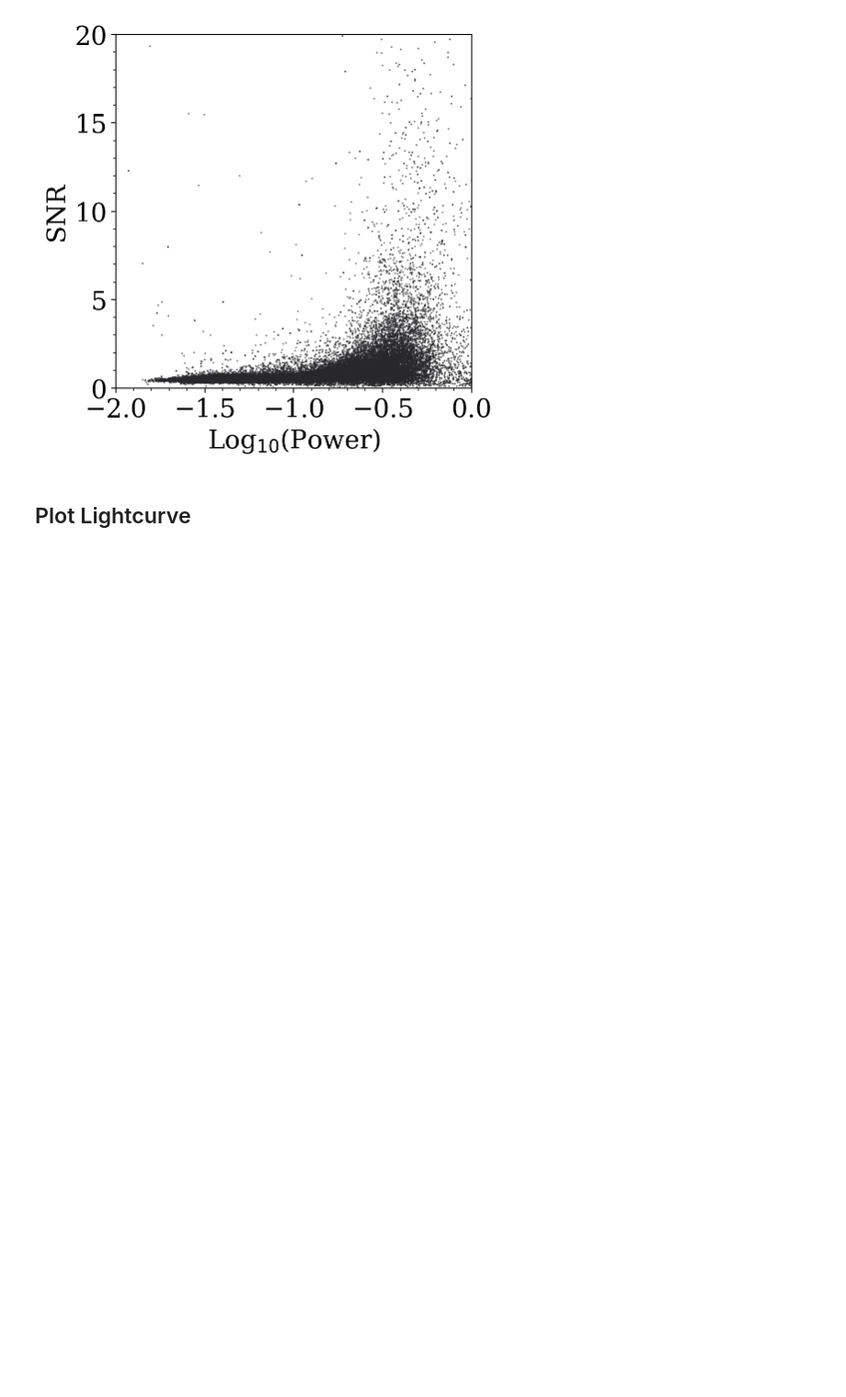
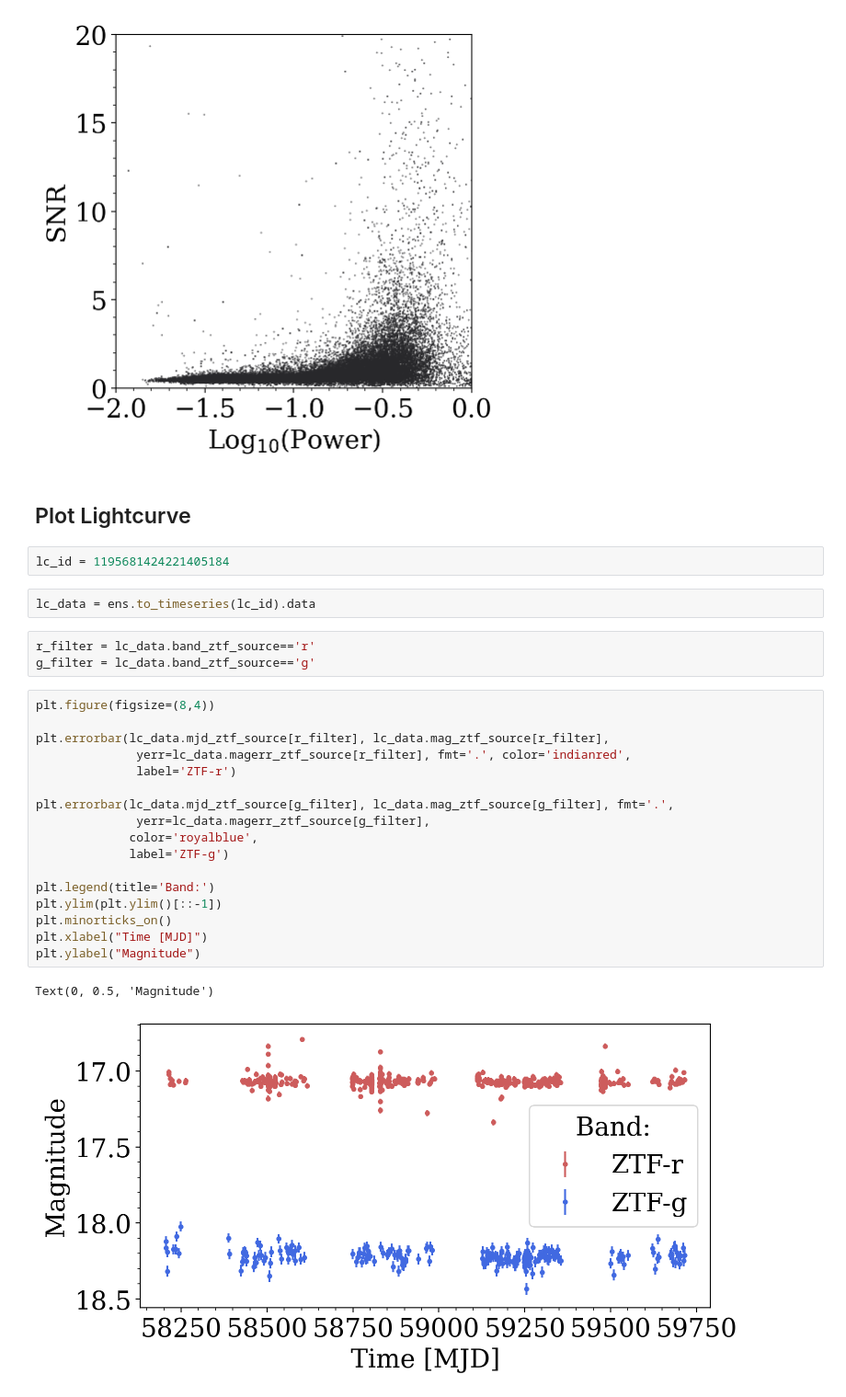
Before and after one commit to lincc-frameworks/MWGaia-DN_Introductory_School, a Jupyter notebook: Notebook_2_Testing Basic LSDB + Tape Features.ipynb, the cells around one changed output. Shown: that part at 92% size. Saved outputs shown, nothing was run; the diff lists cells and outputs as text; blank space fills up the shorter version.

Commit message:
Made light curve plots

```diff
--- a/Notebook_2_Testing Basic LSDB + Tape Features.ipynb
+++ b/Notebook_2_Testing Basic LSDB + Tape Features.ipynb
@@ -375,3 +376,30 @@ plt.minorticks_on()
 [figure]
 # %% [markdown]
 ## Plot Lightcurve
+# %%
+lc_id = 1195681424221405184
+# %%
+lc_data = ens.to_timeseries(lc_id).data
+# %%
+r_filter = lc_data.band_ztf_source=='r'
+g_filter = lc_data.band_ztf_source=='g'
+# %%
+plt.figure(figsize=(8,4))
+
+plt.errorbar(lc_data.mjd_ztf_source[r_filter], lc_data.mag_ztf_source[r_filter],
+              yerr=lc_data.magerr_ztf_source[r_filter], fmt='.', color='indianred',
+              label='ZTF-r')
+
+plt.errorbar(lc_data.mjd_ztf_source[g_filter], lc_data.mag_ztf_source[g_filter], fmt='.',
+              yerr=lc_data.magerr_ztf_source[g_filter],
+             color='royalblue',
+             label='ZTF-g')
+
+plt.legend(title='Band:')
+plt.ylim(plt.ylim()[::-1])
+plt.minorticks_on()
+plt.xlabel("Time [MJD]")
+plt.ylabel("Magnitude")
+# %% [output]
+Text(0, 0.5, 'Magnitude')
+[figure, added]
```
Also changed, not shown: parts of 3 cells of this notebook.
